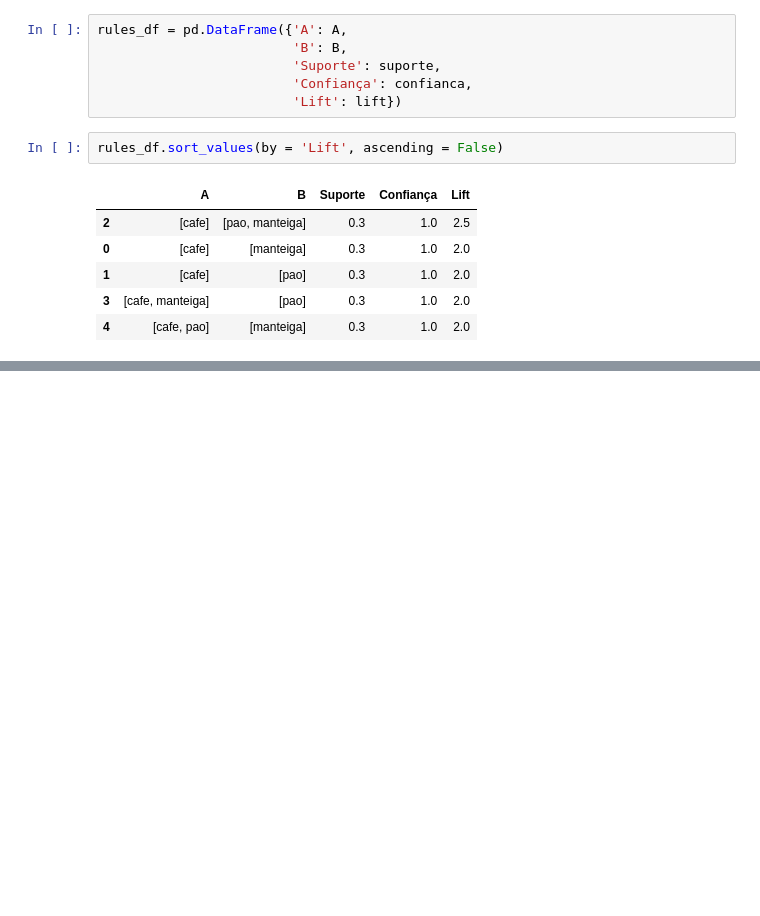
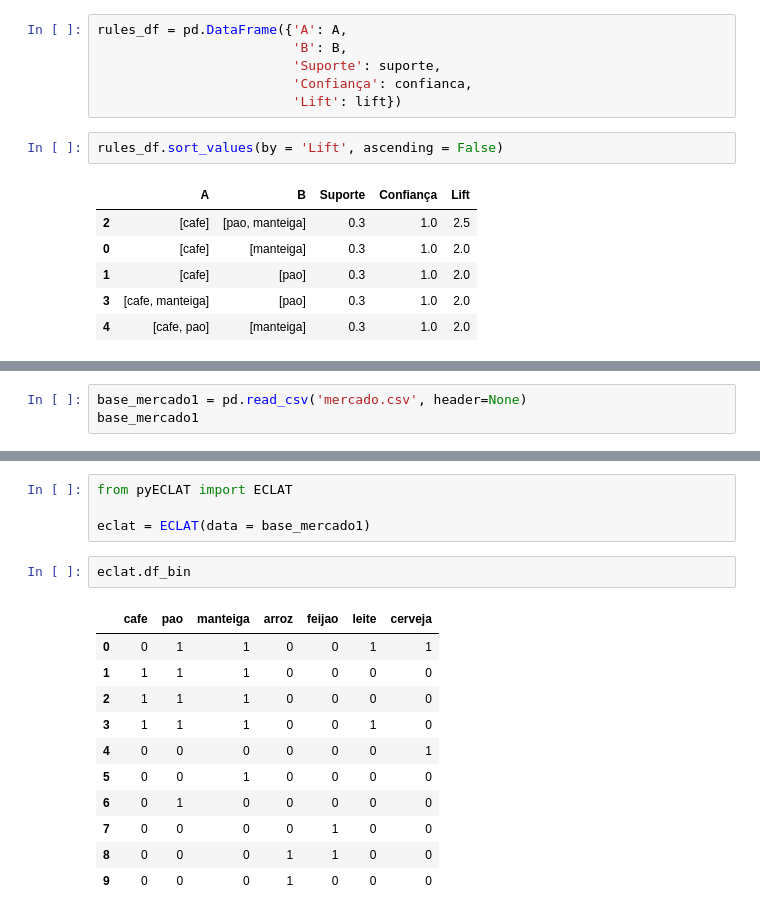
Before and after one commit to cantaruttim/Learning_Python, a Jupyter notebook: Regras_de_Associação.ipynb, the cells around one changed output, grey strips where cells are left out. Drawn from its saved outputs; the diff is of its cells as text; blank space fills up the shorter version.

```diff
--- a/Regras_de_Associação.ipynb
+++ b/Regras_de_Associação.ipynb
@@ -178,0 +194,3 @@ rules_df.sort_values(by = 'Lift', ascending = False)
+# %%
+base_mercado1 = pd.read_csv('mercado.csv', header=None)
+base_mercado1
@@ -178,0 +209,18 @@ rules_df.sort_values(by = 'Lift', ascending = False)
+# %%
+from pyECLAT import ECLAT
+
+eclat = ECLAT(data = base_mercado1)
+# %%
+eclat.df_bin
+# %% [output]
+|  | cafe | pao | manteiga | arroz | feijao | leite | cerveja |
+| 0 | 0 | 1 | 1 | 0 | 0 | 1 | 1 |
+| 1 | 1 | 1 | 1 | 0 | 0 | 0 | 0 |
+| 2 | 1 | 1 | 1 | 0 | 0 | 0 | 0 |
+| 3 | 1 | 1 | 1 | 0 | 0 | 1 | 0 |
+| 4 | 0 | 0 | 0 | 0 | 0 | 0 | 1 |
+| 5 | 0 | 0 | 1 | 0 | 0 | 0 | 0 |
+| 6 | 0 | 1 | 0 | 0 | 0 | 0 | 0 |
+| 7 | 0 | 0 | 0 | 0 | 1 | 0 | 0 |
+| 8 | 0 | 0 | 0 | 1 | 1 | 0 | 0 |
+| 9 | 0 | 0 | 0 | 1 | 0 | 0 | 0 |
```
Also changed, not shown: parts of 4 cells of this notebook.
